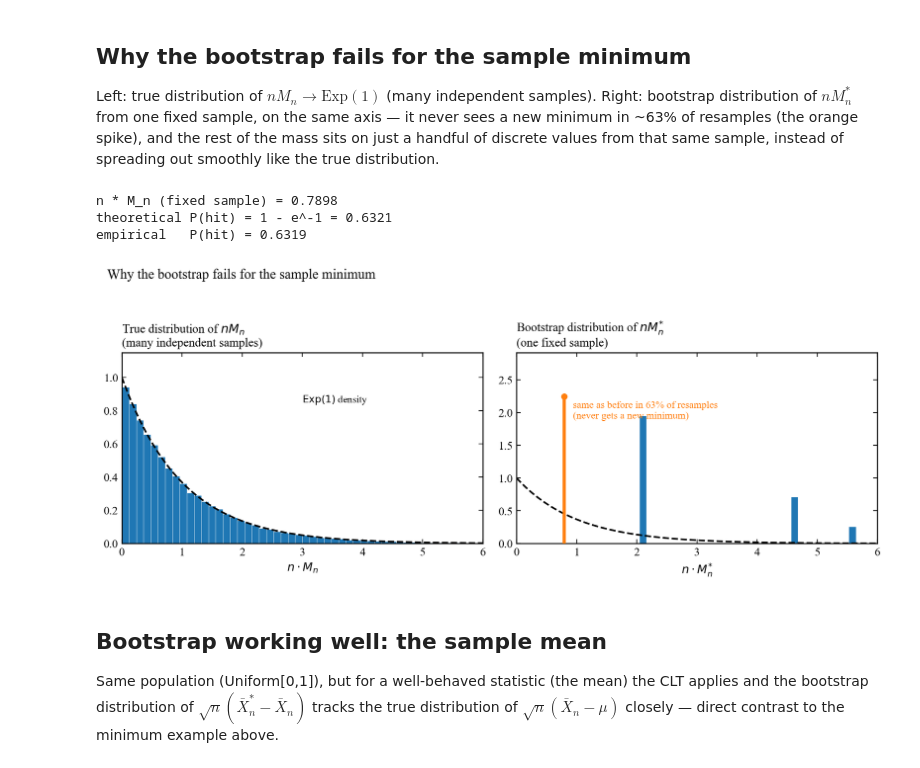
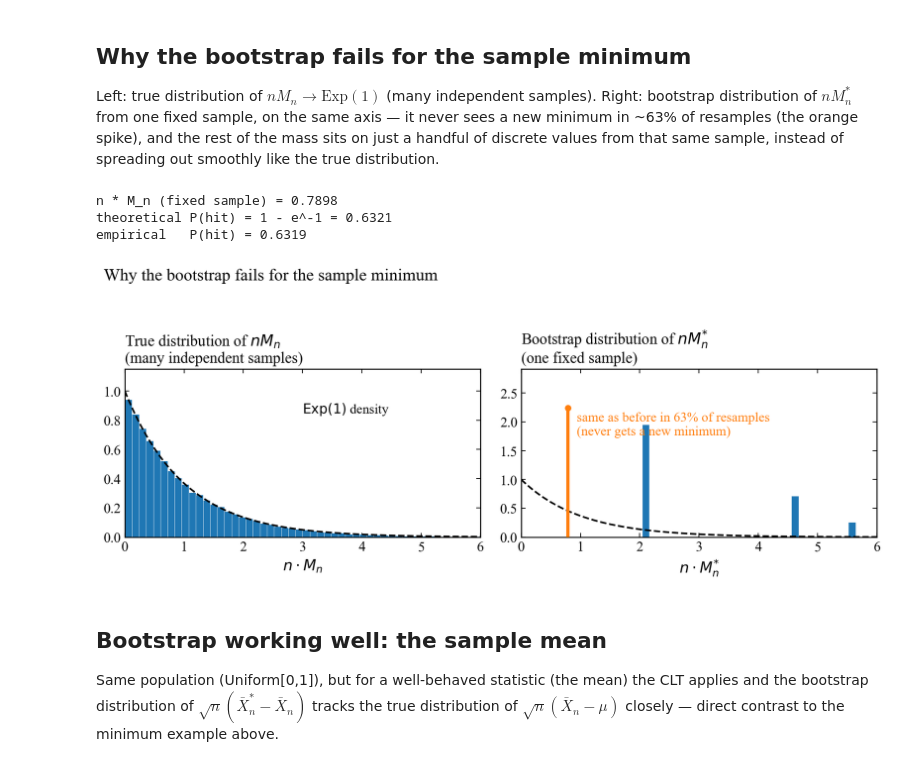
Before and after one commit to AntonLED/StochasticAMM, a Jupyter notebook: notes/sde-seminars/bootstrap-methods/sandbox.ipynb, the cells around one changed output. Drawn from its saved outputs; the diff is of its cells as text; code cells hidden in the pictures.

```diff
--- a/notes/sde-seminars/bootstrap-methods/sandbox.ipynb
+++ b/notes/sde-seminars/bootstrap-methods/sandbox.ipynb
@@ -3,9 +3,9 @@
 
 All plots are saved as PDF into `slides/figures/` and included from there via `\includegraphics`.
 # %%
+import matplotlib as mpl
+import matplotlib.pyplot as plt
 import numpy as np
-import matplotlib.pyplot as plt
-import matplotlib as mpl
 
 FIGDIR = "slides/figures"
 
@@ -32,7 +32,12 @@ mpl.rcParams.update(
         "ytick.color": INK,
         "xtick.direction": "in",
         "ytick.direction": "in",
-        "font.size": 11,
+        "font.size": 14,
+        "axes.titlesize": 16,
+        "axes.labelsize": 14,
+        "xtick.labelsize": 13,
+        "ytick.labelsize": 13,
+        "legend.fontsize": 13,
     }
 )
 
@@ -169,10 +175,10 @@ axA.hist(
     zorder=2,
 )
 axA.plot(xgrid, exp_pdf, color=INK_SECONDARY, linewidth=1.6, linestyle="--", zorder=3)
-axA.text(3.0, 0.85, r"$\mathrm{Exp}(1)$ density", color=INK_SECONDARY, fontsize=9.5)
+axA.text(3.0, 0.85, r"$\mathrm{Exp}(1)$ density", color=INK_SECONDARY, fontsize=12.5)
 axA.set_title(
     "True distribution of $n M_n$\n(many independent samples)",
-    fontsize=11.5,
+    fontsize=14.5,
     loc="left",
 )
 axA.set_xlabel(r"$n \cdot M_n$")
@@ -215,40 +221,40 @@ axB.text(
     spike_top * 0.97,
     f"same as before in {p0_emp:.0%} of resamples\n(never gets a new minimum)",
     color=ORANGE,
-    fontsize=9.5,
+    fontsize=12.5,
     va="top",
 )
 axB.set_title(
     "Bootstrap distribution of $n M_n^{*}$\n(one fixed sample)",
-    fontsize=11.5,
+    fontsize=14.5,
     loc="left",
 )
 axB.set_xlabel(r"$n \cdot M_n^{*}$")
 
 style_axes(axA, axB)
 axA.set_xlim(0, 6)
 axA.set_ylim(0, 1.15)
 axB.set_xlim(0, 6)
 axB.set_ylim(0, ylim_top)
 
 fig.suptitle(
     "Why the bootstrap fails for the sample minimum",
-    fontsize=13,
+    fontsize=16,
     x=0.02,
     ha="left",
     color=INK,
 )
 fig.tight_layout(rect=(0, 0, 1, 0.94))
 fig.savefig(f"{FIGDIR}/bootstrap_failure_plot.pdf")
 
 print(f"n * M_n (fixed sample) = {nMn:.4f}")
 print(f"theoretical P(hit) = 1 - e^-1 = {p0_theory:.4f}")
 print(f"empirical   P(hit) = {p0_emp:.4f}")
 # %% [output]
 n * M_n (fixed sample) = 0.7898
 theoretical P(hit) = 1 - e^-1 = 0.6321
 empirical   P(hit) = 0.6319
-[figure, old version]
+[figure, new version]
 # %% [markdown]
 ## Bootstrap working well: the sample mean
 
```
Also changed, not shown: parts of 7 cells of this notebook, 27 other files.
